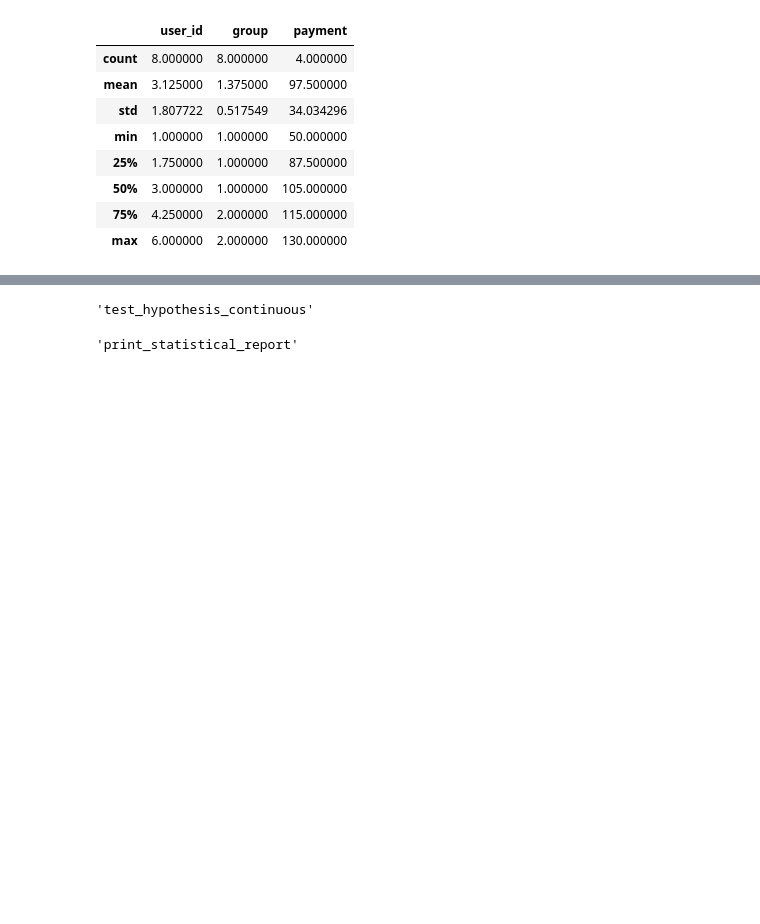
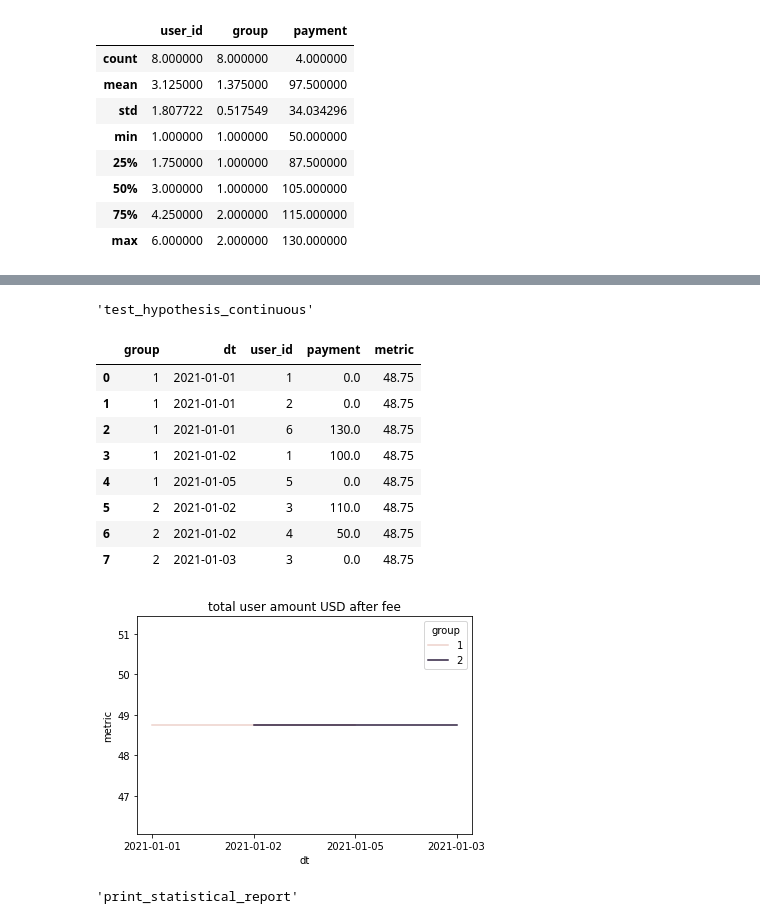
Before and after one commit to sqweptic/burnaby, a Jupyter notebook: src/example.ipynb, the cells around one changed output, grey strips where cells are left out. Saved outputs shown, nothing was run; the diff lists cells and outputs as text; code cells hidden in the pictures; blank space fills up the shorter version.

```diff
--- a/src/example.ipynb
+++ b/src/example.ipynb
@@ -76,12 +90,22 @@ test_hypothesis_rational(
 # %%
 test_hypothesis_continuous(
     EXPERIMENT_NAME,
-    value='payment_amount',
+    value='payment',
     stat_test='ttest_welsh', # ttest, ftest, ztest
     description='total user amount USD after fee'
 )
 # %% [output]
 'test_hypothesis_continuous'
+|  | group | dt | user_id | payment | metric |
+| 0 | 1 | 2021-01-01 | 1 | 0.0 | 48.75 |
+| 1 | 1 | 2021-01-01 | 2 | 0.0 | 48.75 |
+| 2 | 1 | 2021-01-01 | 6 | 130.0 | 48.75 |
+| 3 | 1 | 2021-01-02 | 1 | 100.0 | 48.75 |
+| 4 | 1 | 2021-01-05 | 5 | 0.0 | 48.75 |
+| 5 | 2 | 2021-01-02 | 3 | 110.0 | 48.75 |
+| 6 | 2 | 2021-01-02 | 4 | 50.0 | 48.75 |
+| 7 | 2 | 2021-01-03 | 3 | 0.0 | 48.75 |
+[figure, added]
 # %%
 print_statistical_report(EXPERIMENT_NAME)
 # %% [output]
```
Also changed, not shown: parts of 4 cells of this notebook, 4 other files.
